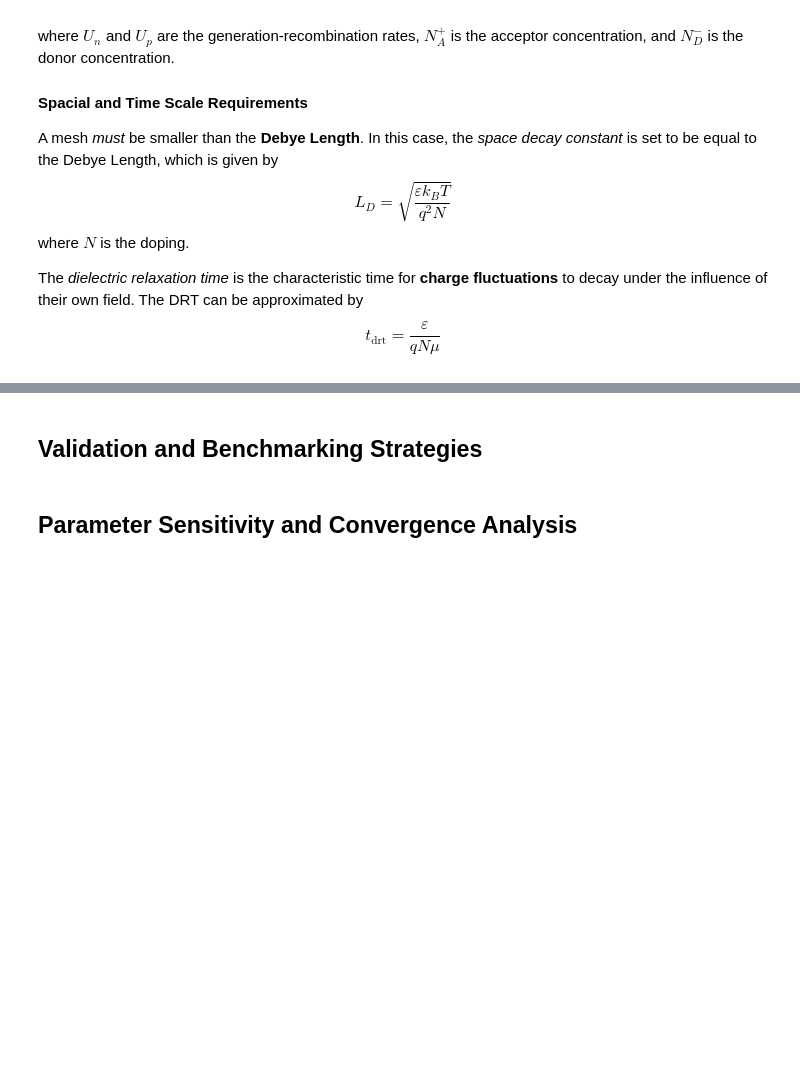
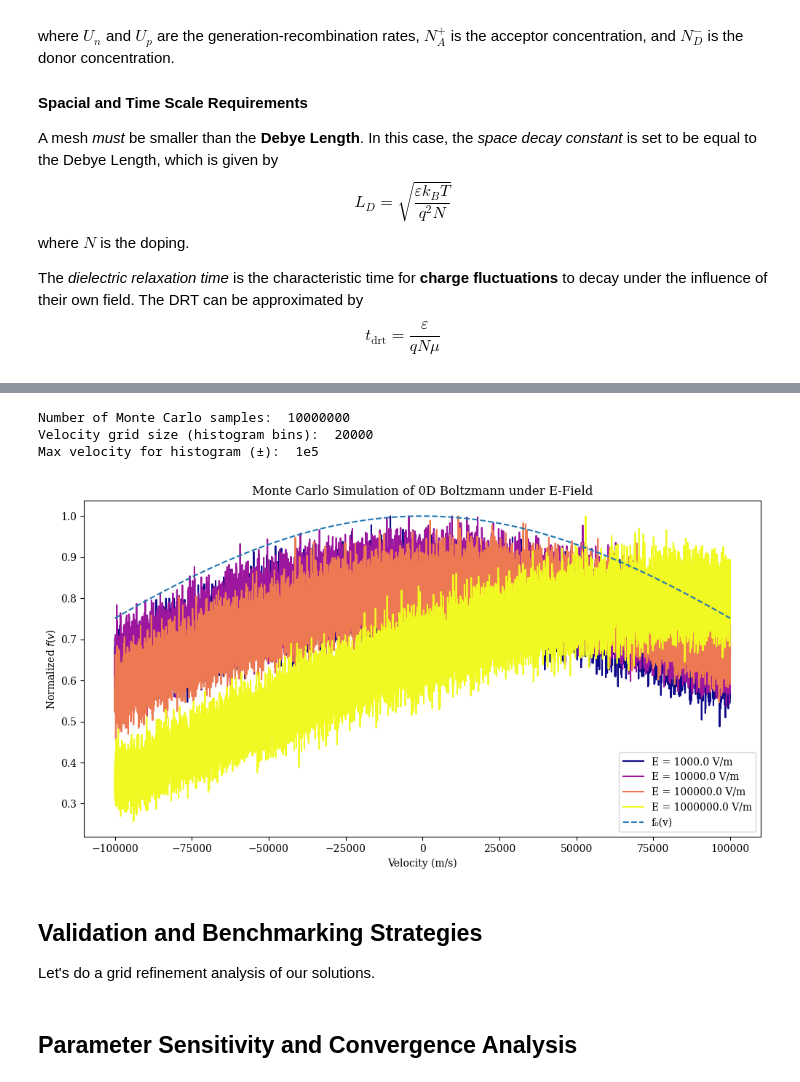
Before and after one commit to adkarp/boltzmann0d, a Jupyter notebook: theory.ipynb, the cells around one changed output, grey strips where cells are left out. Cells and saved outputs as stored; diff of their text form; code cells hidden in the pictures; blank space fills up the shorter version.

```diff
--- a/theory.ipynb
+++ b/theory.ipynb
@@ -276,4 +349,49 @@ consts = {
+# %%
+def evalBoltzmannMC(E, f0, **constants):
+    # Inputs
+    Np = int(input("Number of Monte Carlo samples: "))
+    Nbins = int(input("Velocity grid size (histogram bins): "))
+    Vmax = float(input("Max velocity for histogram (±): "))
+
+    edges = np.linspace(-Vmax, Vmax, Nbins + 1)
+    centers = (edges[:-1] + edges[1:]) / 2
+
+    plt.figure(figsize=(12, 6))
+    cmap = plt.get_cmap("plasma", len(E))
+    colors = cmap(np.arange(len(E)))
+
+    # thermal vel. v_th = sqrt(k_B T0 / m*)
+    vth = np.sqrt(constants["k"] * constants["T0"] / constants["mstar"])
+
+    for Efield, color in zip(E, colors):
+        a = (constants["q"] * Efield) / constants["mstar"]
+        v0 = np.random.normal(0, vth, size=Np)
+        dt = np.random.exponential(constants["tau_c"], size=Np)
+
+        v_samples = v0 + a * dt
+
+        hist, _ = np.histogram(v_samples, bins=edges, density=True)
+        hist /= np.max(hist)  # normalize for easy comparison
+        plt.plot(centers, hist, label=f"E = {Efield} V/m", color=color)
+
+    f0_vals = f0(centers, **constants)
+    plt.plot(centers, f0_vals / np.max(f0_vals), "--", label="f₀(v)")
+
+    plt.xlabel("Velocity (m/s)")
+    plt.ylabel("Normalized $f(v)$")
+    plt.title("Monte Carlo Simulation of 0D Boltzmann under E‑Field")
+    plt.legend()
+    plt.show()
+# %%
+E = np.logspace(3, 6, 4)
+evalBoltzmannMC(E, f0, **constants)
+# %% [output]
+Number of Monte Carlo samples:  10000000
+Velocity grid size (histogram bins):  20000
+Max velocity for histogram (±):  1e5
+[figure, added]
 # %% [markdown]
 ## Validation and Benchmarking Strategies
+Let's do a grid refinement analysis of our solutions.
 # %% [markdown]
 ## Parameter Sensitivity and Convergence Analysis
```
Also changed, not shown: parts of 18 cells of this notebook.
